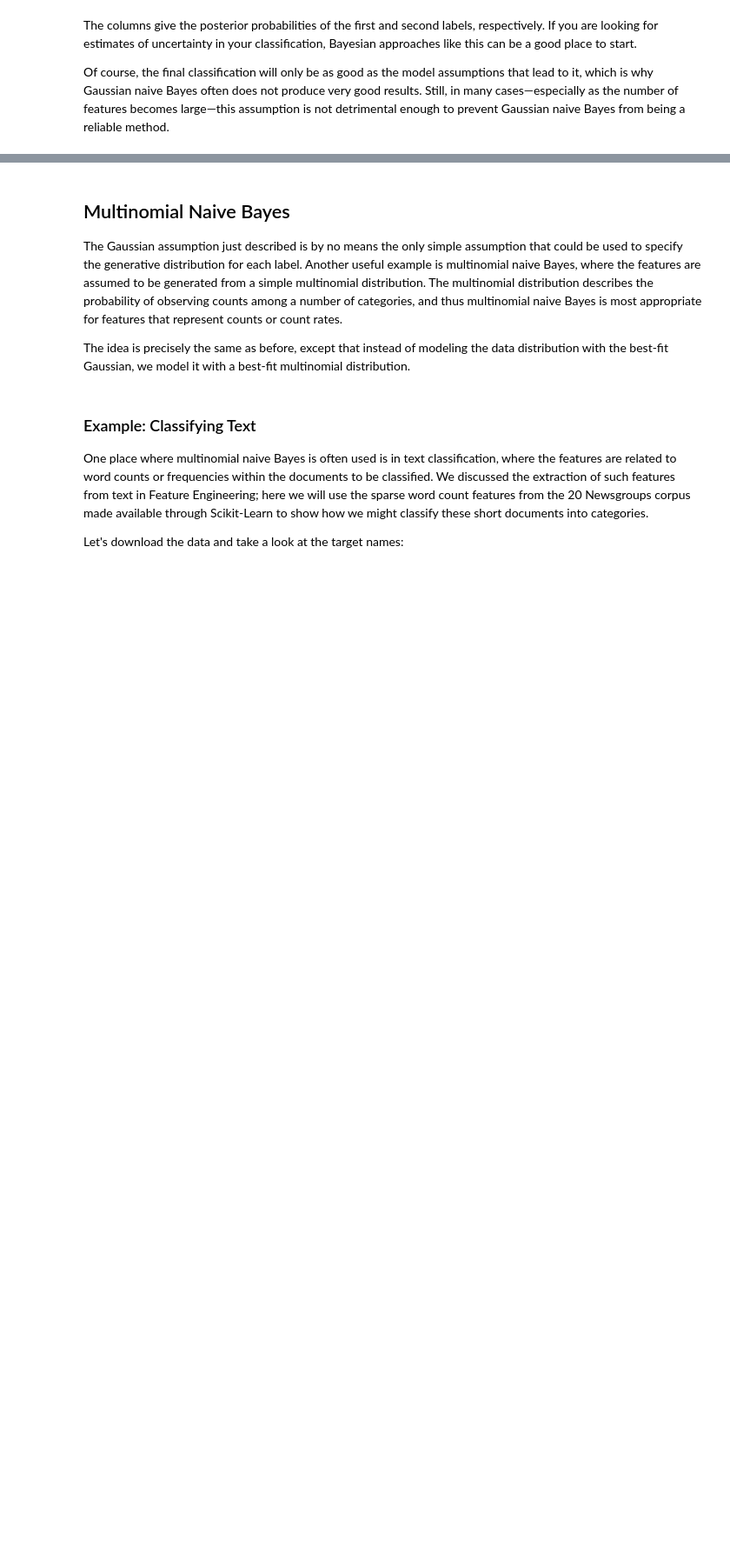
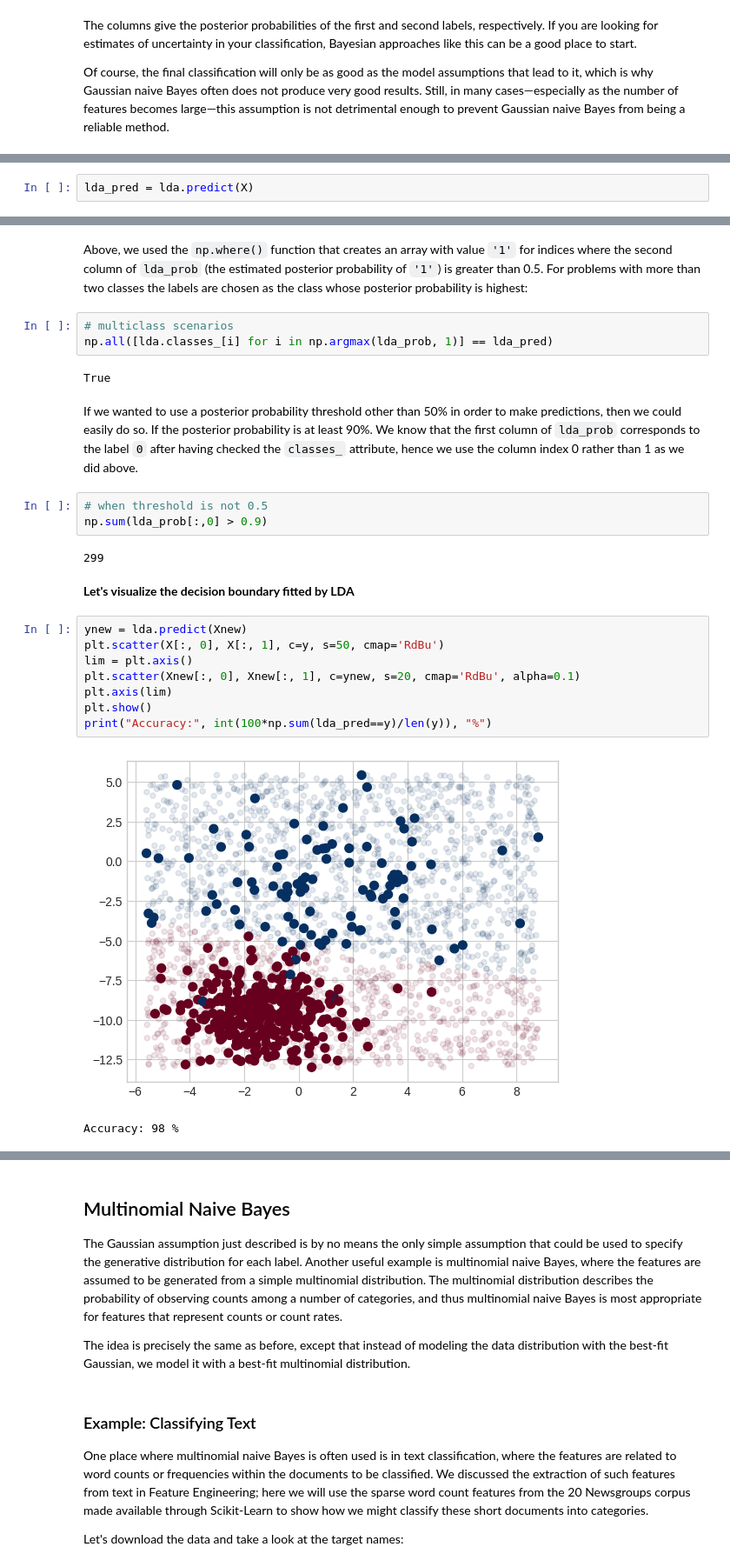
Before and after one commit to sudarsun/DA5401-2024, a Jupyter notebook: Naive_Bayes.ipynb, the cells around one changed output, grey strips where cells are left out. Shown at 87% size. Cells and saved outputs as stored; diff of their text form; blank space fills up the shorter version.

```diff
--- a/Naive_Bayes.ipynb
+++ b/Naive_Bayes.ipynb
@@ -136,0 +190,2 @@ Still, in many cases—especially as the number of features becomes large—this
+# %%
+lda_pred = lda.predict(X)
@@ -136,0 +220,35 @@ Still, in many cases—especially as the number of features becomes large—this
+# %% [markdown]
+Above, we used the `np.where()`  function that
+creates an array with value `'1'` for indices where
+the second column of `lda_prob` (the estimated
+posterior probability of `'1'`) is greater than 0.5.
+For problems with more than two classes the labels are chosen as the class whose posterior probability is highest:
+# %%
+# multiclass scenarios
+np.all([lda.classes_[i] for i in np.argmax(lda_prob, 1)] == lda_pred)
+# %% [output]
+True
+# %% [markdown]
+If we wanted to use a posterior probability threshold other than
+50% in order to make predictions, then we could easily do so. If the posterior probability is at least 90%.
+We know that the first column of `lda_prob` corresponds to the
+label `0` after having checked the `classes_` attribute, hence we use
+the column index 0 rather than 1 as we did above.
+# %%
+# when threshold is not 0.5
+np.sum(lda_prob[:,0] > 0.9)
+# %% [output]
+299
+# %% [markdown]
+__Let's visualize the decision boundary fitted by LDA__
+# %%
+ynew = lda.predict(Xnew)
+plt.scatter(X[:, 0], X[:, 1], c=y, s=50, cmap='RdBu')
+lim = plt.axis()
+plt.scatter(Xnew[:, 0], Xnew[:, 1], c=ynew, s=20, cmap='RdBu', alpha=0.1)
+plt.axis(lim)
+plt.show()
+print("Accuracy:", int(100*np.sum(lda_pred==y)/len(y)), "%")
+# %% [output]
+[figure, added]
+Accuracy: 98 %
```
Also changed, not shown: parts of 26 cells of this notebook.
